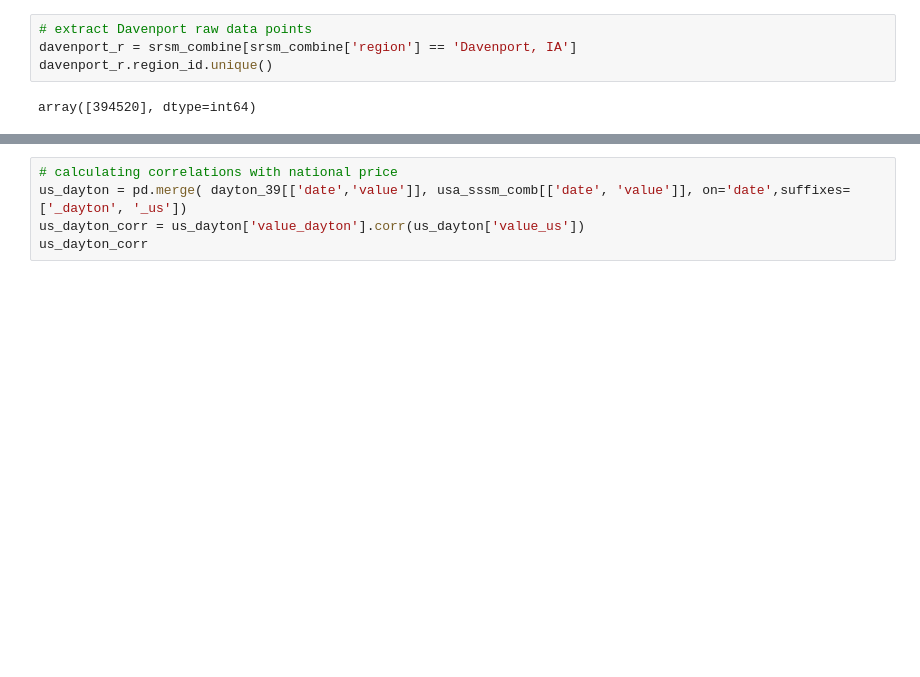
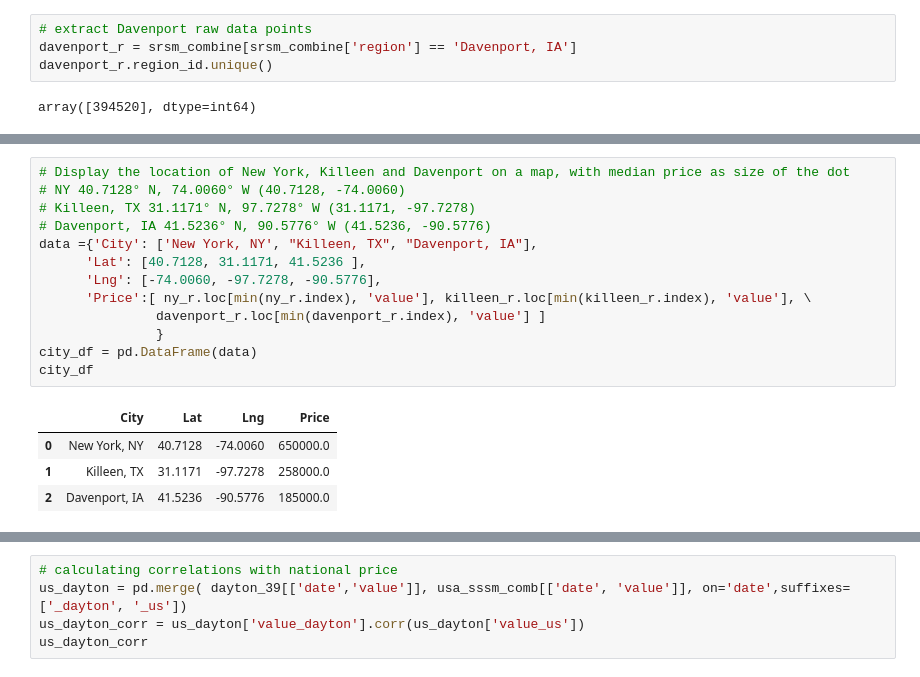
Before and after one commit to wdeen/project-real-estate-analysis, a Jupyter notebook: Jun Leng Tan/analysis_jun.ipynb, the cells around one changed output, grey strips where cells are left out. Saved outputs shown, nothing was run; the diff lists cells and outputs as text; blank space fills up the shorter version.

```diff
--- a/Jun Leng Tan/analysis_jun.ipynb
+++ b/Jun Leng Tan/analysis_jun.ipynb
@@ -734,0 +724,18 @@ r squared value is 0.26015
+# %%
+# Display the location of New York, Killeen and Davenport on a map, with median price as size of the dot
+# NY 40.7128° N, 74.0060° W (40.7128, -74.0060)
+# Killeen, TX 31.1171° N, 97.7278° W (31.1171, -97.7278)
+# Davenport, IA 41.5236° N, 90.5776° W (41.5236, -90.5776)
+data ={'City': ['New York, NY', "Killeen, TX", "Davenport, IA"],
+      'Lat': [40.7128, 31.1171, 41.5236 ],
+      'Lng': [-74.0060, -97.7278, -90.5776],
+      'Price':[ ny_r.loc[min(ny_r.index), 'value'], killeen_r.loc[min(killeen_r.index), 'value'], \
+               davenport_r.loc[min(davenport_r.index), 'value'] ]
+               }
+city_df = pd.DataFrame(data)
+city_df
+# %% [output]
+|  | City | Lat | Lng | Price |
+| 0 | New York, NY | 40.7128 | -74.0060 | 650000.0 |
+| 1 | Killeen, TX | 31.1171 | -97.7278 | 258000.0 |
+| 2 | Davenport, IA | 41.5236 | -90.5776 | 185000.0 |
```
Also changed, not shown: parts of 56 cells of this notebook.
